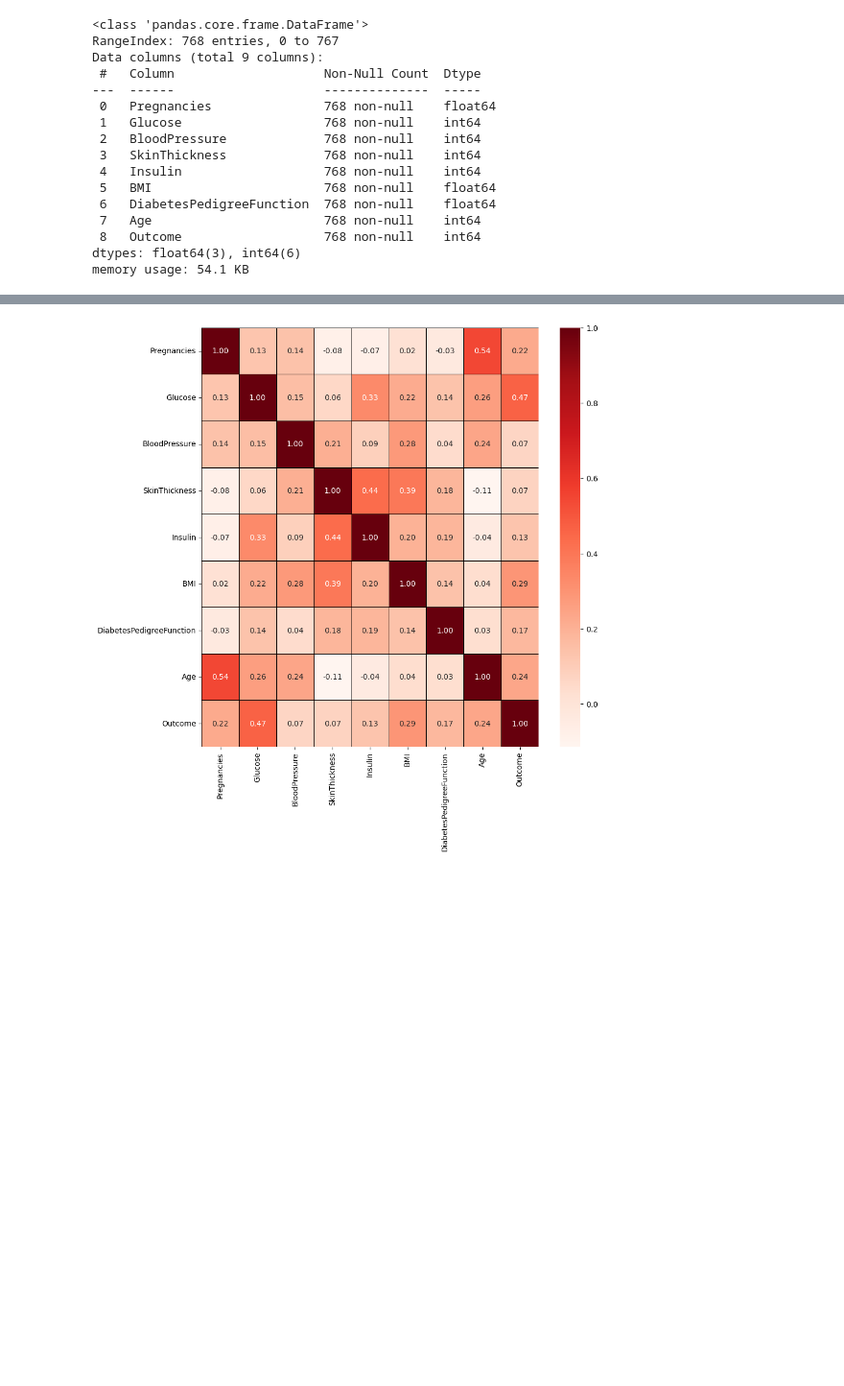
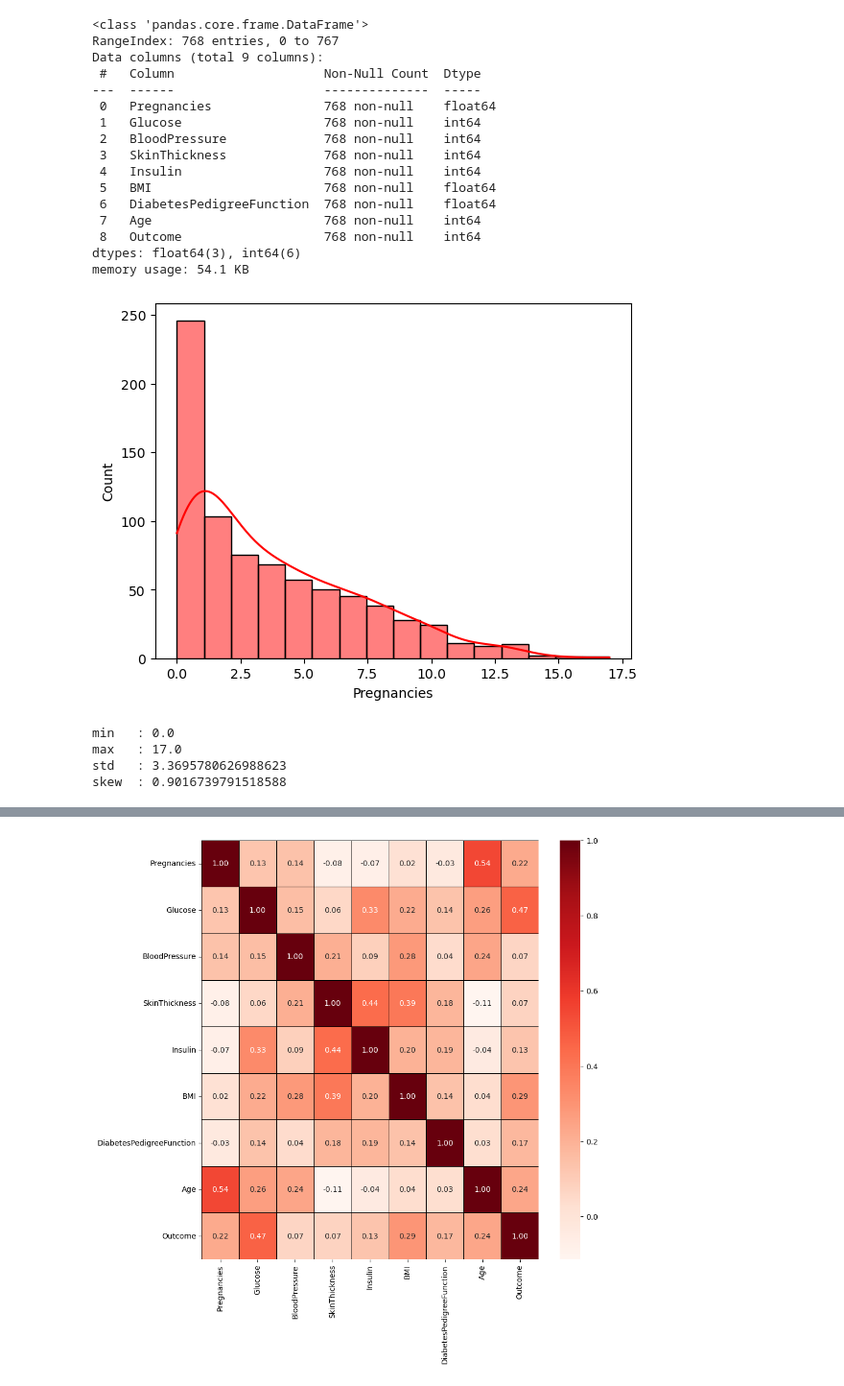
Before and after one commit to hussein20247m/Diabetes-Prediction-ML_17_oct, a Jupyter notebook: model.ipynb, the cells around one changed output, grey strips where cells are left out. Shown at 96% size. Drawn from its saved outputs; the diff is of its cells as text; code cells hidden in the pictures; blank space fills up the shorter version.

```diff
--- a/model.ipynb
+++ b/model.ipynb
@@ -43,4 +45,17 @@ memory usage: 54.1 KB
 # %%
 ### analysis
 
-#### -------- Tomorrow
+sns.histplot(x = df['Pregnancies'] , kde=True , color='red')
+plt.show()
+# %% [output]
+[figure, added]
+# %%
+print("min   :" ,df['Pregnancies'].min())
+print("max   :" ,df['Pregnancies'].max())
+print("std   :" ,df['Pregnancies'].std())
+print("skew  :" ,df['Pregnancies'].skew())
+# %% [output]
+min   : 0.0
+max   : 17.0
+std   : 3.3695780626988623
+skew  : 0.9016739791518588
```
Also changed, not shown: parts of 10 cells of this notebook.
